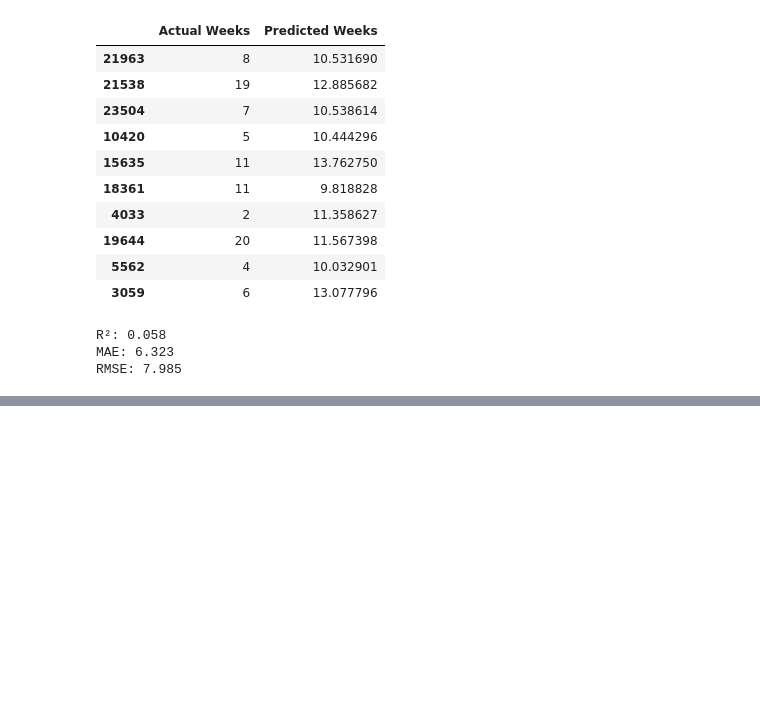
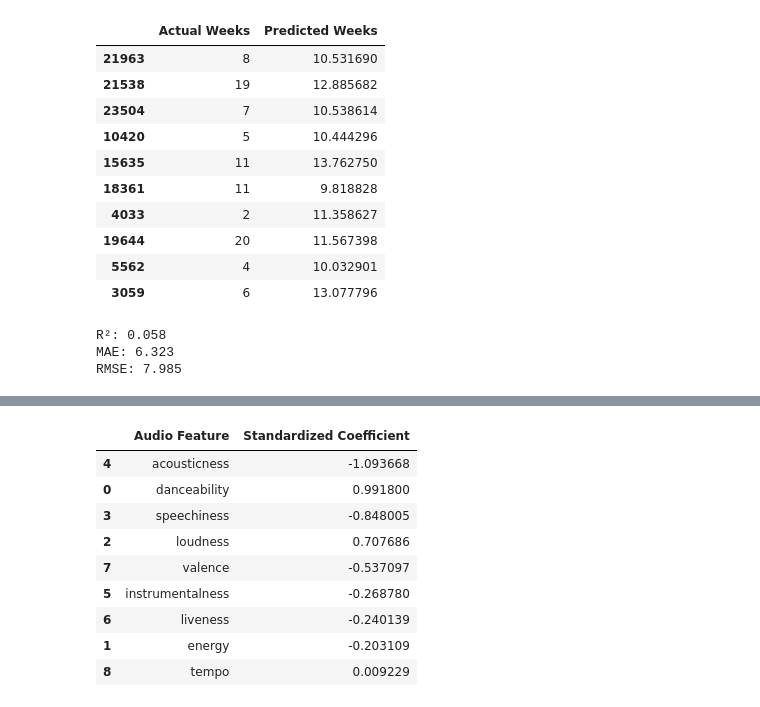
Before and after one commit to rheahalebeed/BA305-A3-Billboard-Spotify-Project, a Jupyter notebook: BA305ProjectCode.ipynb, the cells around one changed output, grey strips where cells are left out. Drawn from its saved outputs; the diff is of its cells as text; code cells hidden in the pictures; blank space fills up the shorter version.

```diff
--- a/BA305ProjectCode.ipynb
+++ b/BA305ProjectCode.ipynb
@@ -465,3 +465,15 @@ print("RMSE:", round(rmse, 3))
 R²: 0.058
 MAE: 6.323
 RMSE: 7.985
+# %%
+from sklearn.dummy import DummyRegressor
+
+# Train a baseline model that predicts the average Billboard chart duration
+
+baseline = DummyRegressor(strategy="mean")
+
+baseline.fit(X_train, y_train)
+
+# Generate baseline predictions for the testing songs
+
+baseline_pred = baseline.predict(X_test)
@@ -467,0 +539,47 @@ RMSE: 7.985
+# %%
+from sklearn.preprocessing import StandardScaler
+
+from sklearn.linear_model import LinearRegression
+
+# Standardize audio characteristics using the training data
+
+scaler = StandardScaler()
+
+X_train_scaled = scaler.fit_transform(X_train)
+
+# Train regression using standardized audio characteristics
+
+model_scaled = LinearRegression()
+
+model_scaled.fit(X_train_scaled, y_train)
+
+# Compare standardized coefficients across audio characteristics
+
+standardized_coefficients = pd.DataFrame({
+
+    "Audio Feature": X.columns,
+
+    "Standardized Coefficient": model_scaled.coef_
+
+})
+
+standardized_coefficients.sort_values(
+
+    "Standardized Coefficient",
+
+    key=abs,
+
+    ascending=False
+
+)
+# %% [output]
+|  | Audio Feature | Standardized Coefficient |
+| 4 | acousticness | -1.093668 |
+| 0 | danceability | 0.991800 |
+| 3 | speechiness | -0.848005 |
+| 2 | loudness | 0.707686 |
+| 7 | valence | -0.537097 |
+| 5 | instrumentalness | -0.268780 |
+| 6 | liveness | -0.240139 |
+| 1 | energy | -0.203109 |
+| 8 | tempo | 0.009229 |
```
Also changed, not shown: parts of 15 cells of this notebook.
